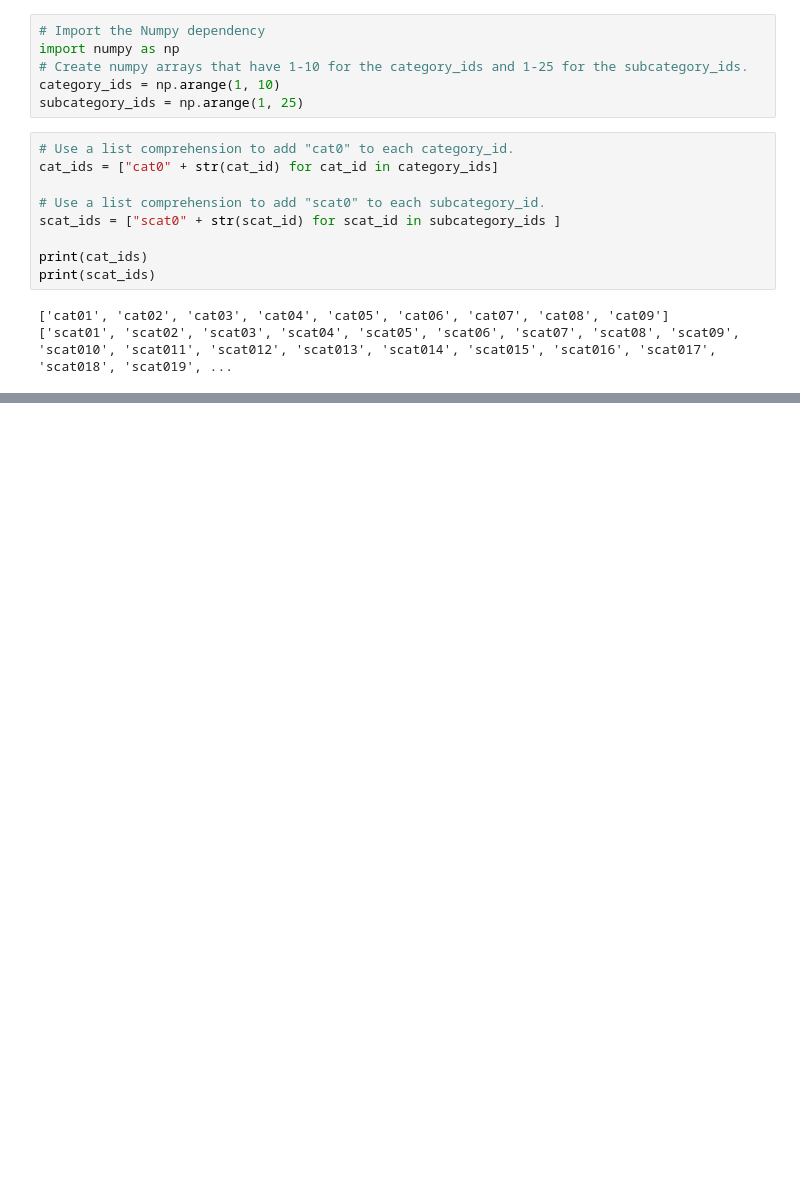
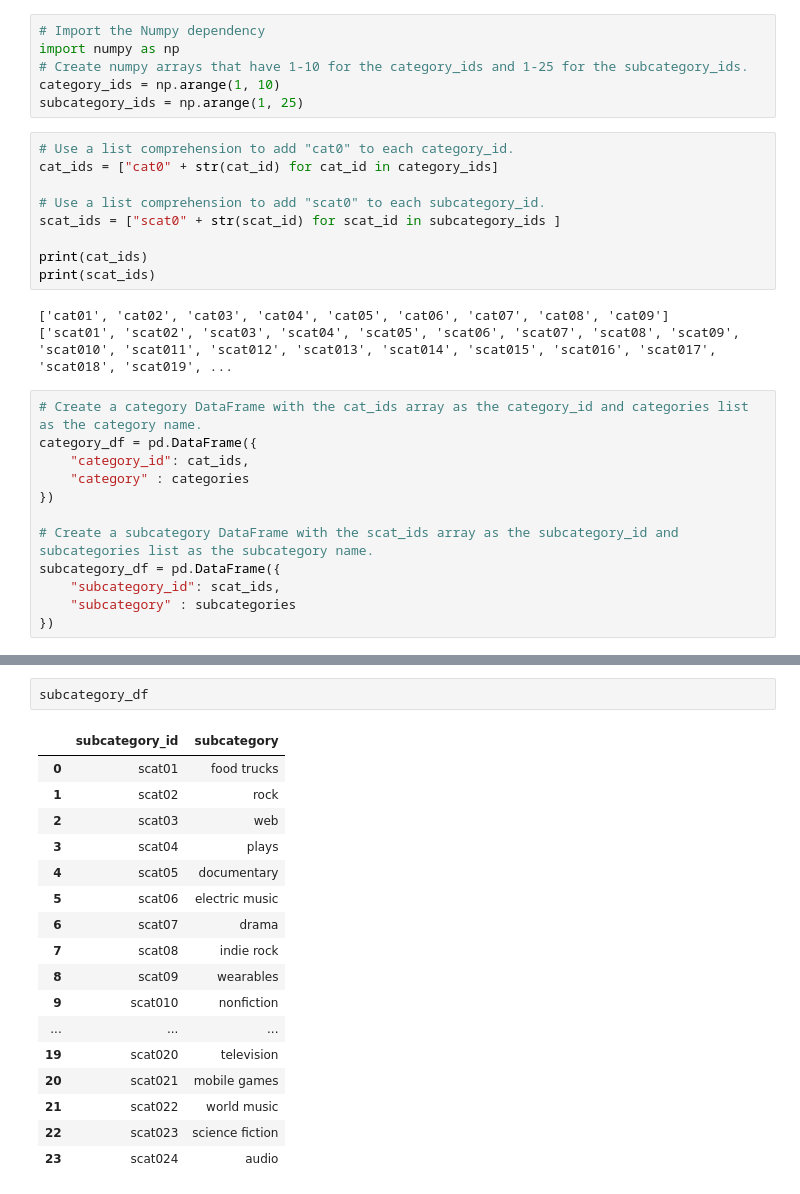
Before and after one commit to dartell/Crowdfunding-ETL, a Jupyter notebook: ETL_Practice.ipynb, the cells around one changed output, grey strips where cells are left out. Cells and saved outputs as stored; diff of their text form; blank space fills up the shorter version.

```diff
--- a/ETL_Practice.ipynb
+++ b/ETL_Practice.ipynb
@@ -146,3 +146,15 @@ print(scat_ids)
 # %% [output]
 ['cat01', 'cat02', 'cat03', 'cat04', 'cat05', 'cat06', 'cat07', 'cat08', 'cat09']
 ['scat01', 'scat02', 'scat03', 'scat04', 'scat05', 'scat06', 'scat07', 'scat08', 'scat09', 'scat010', 'scat011', 'scat012', 'scat013', 'scat014', 'scat015', 'scat016', 'scat017', 'scat018', 'scat019', ...
+# %%
+# Create a category DataFrame with the cat_ids array as the category_id and categories list as the category name.
+category_df = pd.DataFrame({
+    "category_id": cat_ids,
+    "category" : categories
+})
+
+# Create a subcategory DataFrame with the scat_ids array as the subcategory_id and subcategories list as the subcategory name.
+subcategory_df = pd.DataFrame({
+    "subcategory_id": scat_ids,
+    "subcategory" : subcategories
+})
@@ -148,0 +174,20 @@ print(scat_ids)
+# %%
+subcategory_df
+# %% [output]
+|  | subcategory_id | subcategory |
+| 0 | scat01 | food trucks |
+| 1 | scat02 | rock |
+| 2 | scat03 | web |
+| 3 | scat04 | plays |
+| 4 | scat05 | documentary |
+| 5 | scat06 | electric music |
+| 6 | scat07 | drama |
+| 7 | scat08 | indie rock |
+| 8 | scat09 | wearables |
+| 9 | scat010 | nonfiction |
+| ... | ... | ... |
+| 19 | scat020 | television |
+| 20 | scat021 | mobile games |
+| 21 | scat022 | world music |
+| 22 | scat023 | science fiction |
+| 23 | scat024 | audio |
```
Also changed, not shown: parts of 1 cell of this notebook.
